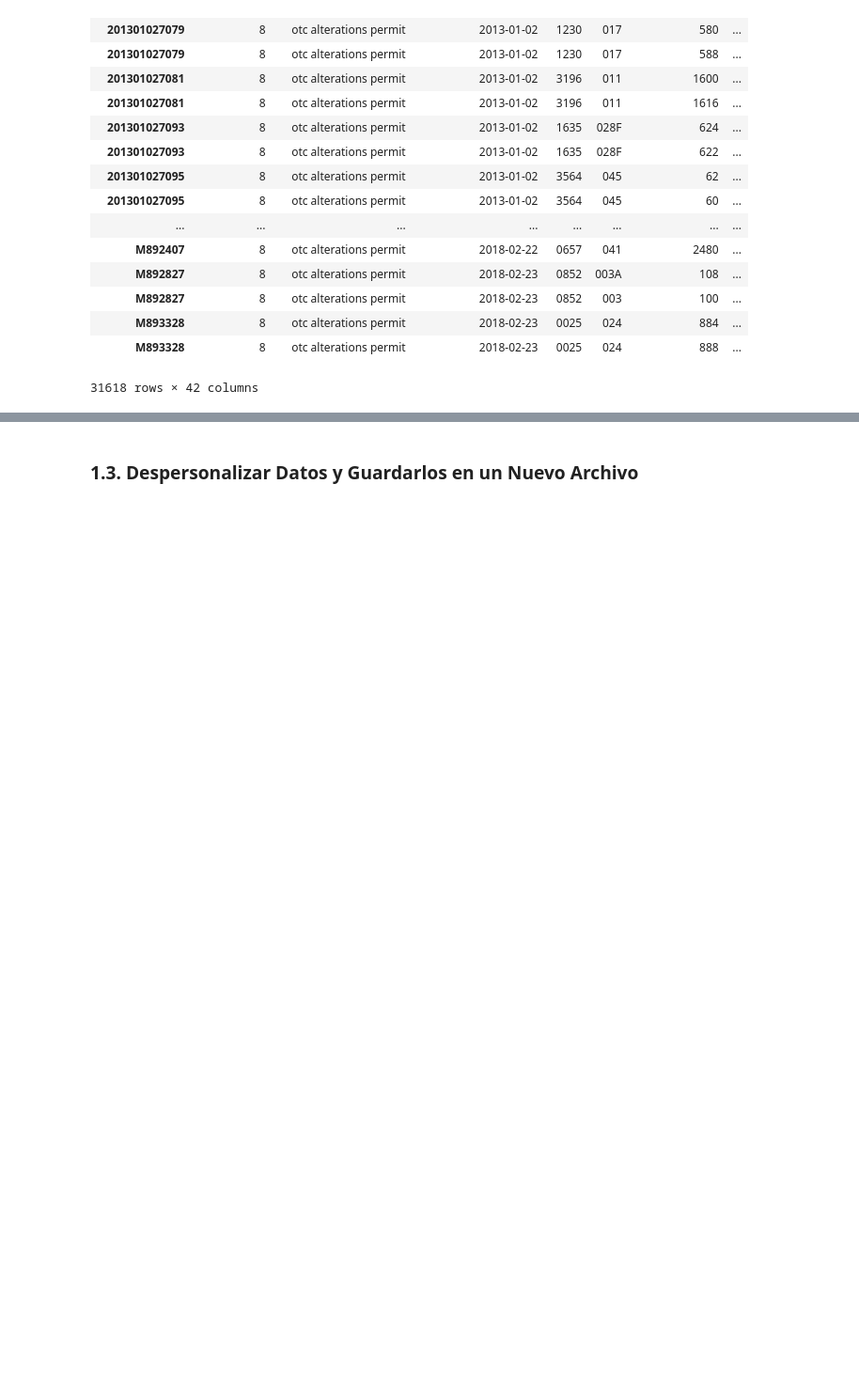
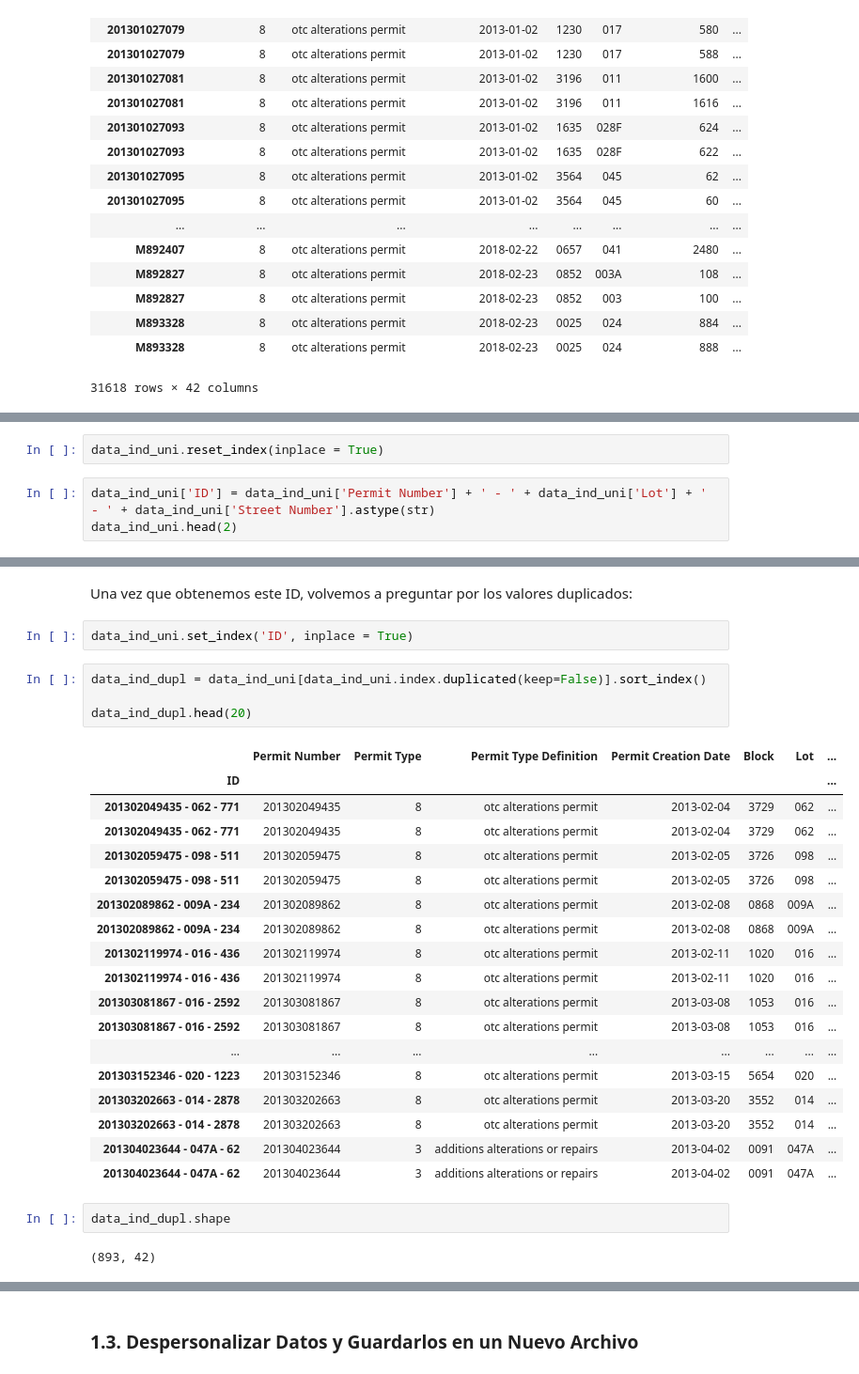
Before and after one commit to lprone/testDocker, a Jupyter notebook: notebooks/Laboratorio - L. Prone y J. Bergamasco.ipynb, the cells around one changed output, grey strips where cells are left out. Shown at 94% size. Cells and saved outputs as stored; diff of their text form; blank space fills up the shorter version.

```diff
--- a/notebooks/Laboratorio - L. Prone y J. Bergamasco.ipynb
+++ b/notebooks/Laboratorio - L. Prone y J. Bergamasco.ipynb
@@ -367,0 +438,5 @@ data_ind[data_ind.index.duplicated(keep=False)].sort_index()
+# %%
+data_ind_uni.reset_index(inplace = True)
+# %%
+data_ind_uni['ID'] = data_ind_uni['Permit Number'] + ' - ' + data_ind_uni['Lot'] + ' - ' + data_ind_uni['Street Number'].astype(str)
+data_ind_uni.head(2)
@@ -367,0 +452,31 @@ data_ind[data_ind.index.duplicated(keep=False)].sort_index()
+# %% [markdown]
+Una vez que obtenemos este ID, volvemos a preguntar por los valores duplicados:
+# %%
+data_ind_uni.set_index('ID', inplace = True)
+# %%
+data_ind_dupl = data_ind_uni[data_ind_uni.index.duplicated(keep=False)].sort_index()
+
+data_ind_dupl.head(20)
+# %% [output]
+|  | Permit Number | Permit Type | Permit Type Definition | Permit Creation Date | Block | Lot | ... |
+| ID |  |  |  |  |  |  | ... |
+| 201302049435 - 062 - 771 | 201302049435 | 8 | otc alterations permit | 2013-02-04 | 3729 | 062 | ... |
+| 201302049435 - 062 - 771 | 201302049435 | 8 | otc alterations permit | 2013-02-04 | 3729 | 062 | ... |
+| 201302059475 - 098 - 511 | 201302059475 | 8 | otc alterations permit | 2013-02-05 | 3726 | 098 | ... |
+| 201302059475 - 098 - 511 | 201302059475 | 8 | otc alterations permit | 2013-02-05 | 3726 | 098 | ... |
+| 201302089862 - 009A - 234 | 201302089862 | 8 | otc alterations permit | 2013-02-08 | 0868 | 009A | ... |
+| 201302089862 - 009A - 234 | 201302089862 | 8 | otc alterations permit | 2013-02-08 | 0868 | 009A | ... |
+| 201302119974 - 016 - 436 | 201302119974 | 8 | otc alterations permit | 2013-02-11 | 1020 | 016 | ... |
+| 201302119974 - 016 - 436 | 201302119974 | 8 | otc alterations permit | 2013-02-11 | 1020 | 016 | ... |
+| 201303081867 - 016 - 2592 | 201303081867 | 8 | otc alterations permit | 2013-03-08 | 1053 | 016 | ... |
+| 201303081867 - 016 - 2592 | 201303081867 | 8 | otc alterations permit | 2013-03-08 | 1053 | 016 | ... |
+| ... | ... | ... | ... | ... | ... | ... | ... |
+| 201303152346 - 020 - 1223 | 201303152346 | 8 | otc alterations permit | 2013-03-15 | 5654 | 020 | ... |
+| 201303202663 - 014 - 2878 | 201303202663 | 8 | otc alterations permit | 2013-03-20 | 3552 | 014 | ... |
+| 201303202663 - 014 - 2878 | 201303202663 | 8 | otc alterations permit | 2013-03-20 | 3552 | 014 | ... |
+| 201304023644 - 047A - 62 | 201304023644 | 3 | additions alterations or repairs | 2013-04-02 | 0091 | 047A | ... |
+| 201304023644 - 047A - 62 | 201304023644 | 3 | additions alterations or repairs | 2013-04-02 | 0091 | 047A | ... |
+# %%
+data_ind_dupl.shape
+# %% [output]
+(893, 42)
```
Also changed, not shown: parts of 33 cells of this notebook.
